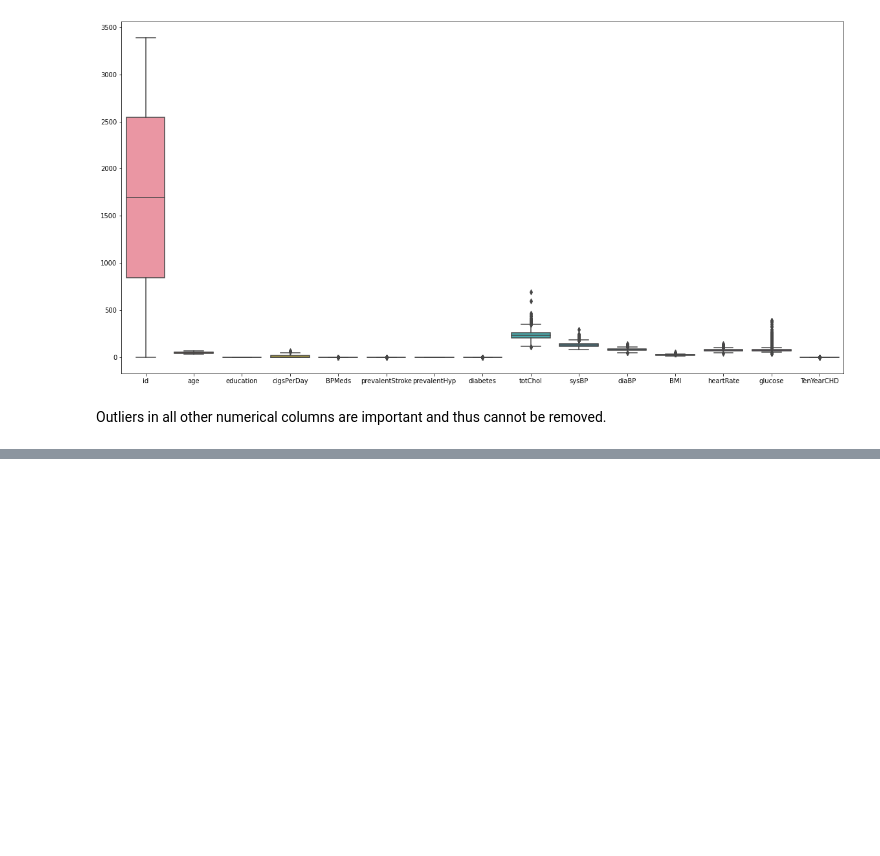
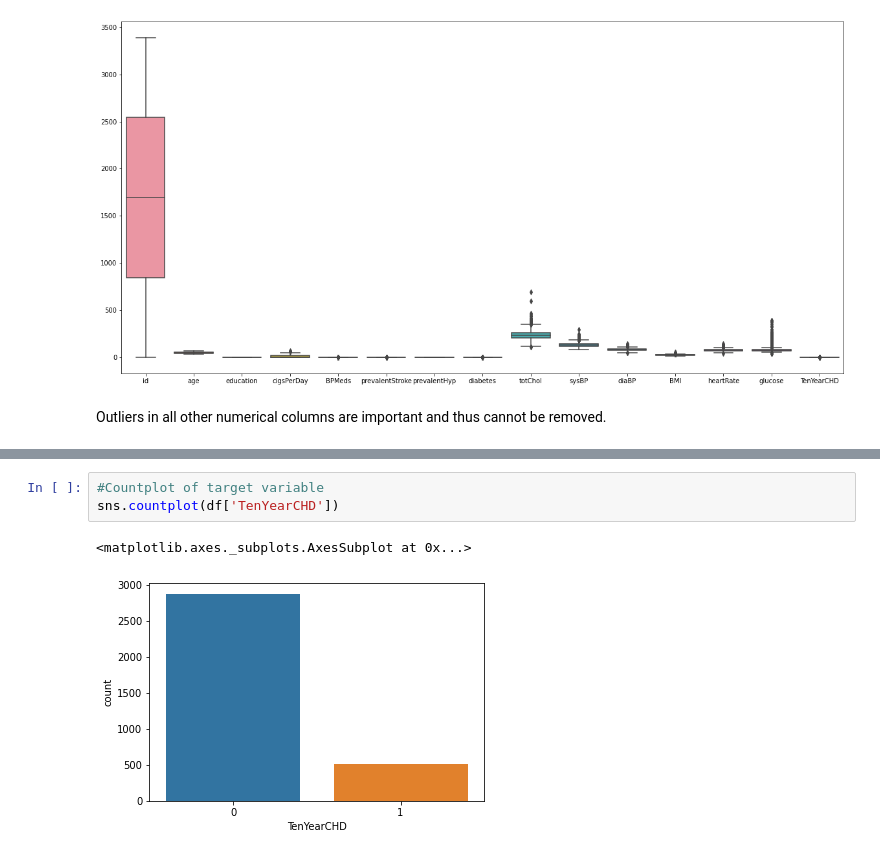
Before and after one commit to omajipawar/Cardiovascular-Risk-Prediction, a Jupyter notebook: Cardiovascular_Risk_Prediction_(Omaji_Pawar).ipynb, the cells around one changed output, grey strips where cells are left out. Drawn from its saved outputs; the diff is of its cells as text; blank space fills up the shorter version.

```diff
--- a/Cardiovascular_Risk_Prediction_(Omaji_Pawar).ipynb
+++ b/Cardiovascular_Risk_Prediction_(Omaji_Pawar).ipynb
@@ -167,0 +187,6 @@ Outliers in all other numerical columns are important and thus cannot be removed
+# %%
+#Countplot of target variable
+sns.countplot(df['TenYearCHD'])
+# %% [output]
+<matplotlib.axes._subplots.AxesSubplot at 0x...>
+[figure, added]
```
Also changed, not shown: parts of 21 cells of this notebook.
